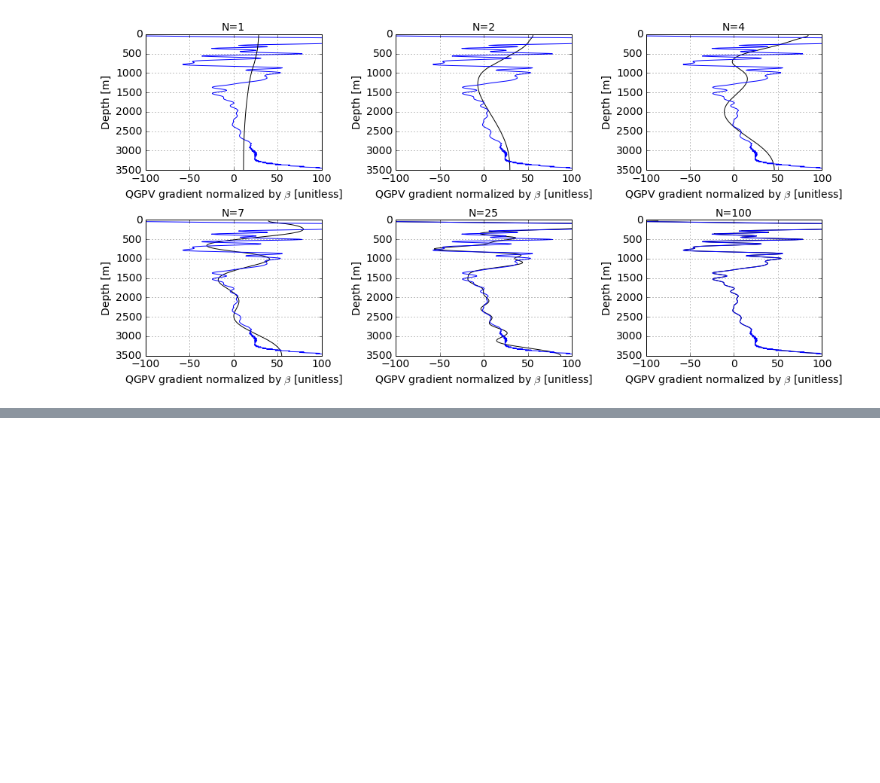
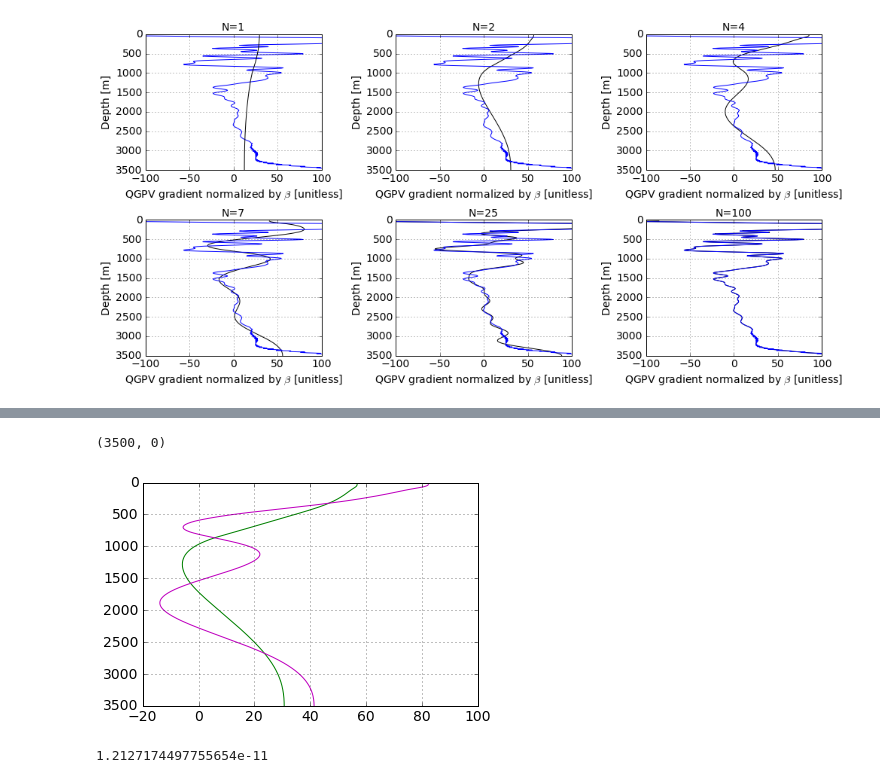
Before and after one commit to cesar-rocha/dp_spectra, a Jupyter notebook: stability/cDrakePVGradient.ipynb, the cells around one changed output, grey strips where cells are left out. Cells and saved outputs as stored; diff of their text form; code cells hidden in the pictures; blank space fills up the shorter version.

```diff
--- a/stability/cDrakePVGradient.ipynb
+++ b/stability/cDrakePVGradient.ipynb
@@ -394,6 +395,18 @@ Qg3x, Qg3y = calc_QyQx_modal(w,Un3,Vn3,v,4,beta)
 Qg3x += LVs
 Qg3y -= LUs
 
+Un5,Ug5, errorUg5 = project(v[...,:6],Up)
+Vn5,Vg5, errorVg5 = project(v[...,:6],Vp)
+Qg5x, Qg5y = calc_QyQx_modal(w,Un5,Vn5,v,5,beta)
+Qg5x += LVs
+Qg5y -= LUs
+
+Un6,Ug6, errorUg6 = project(v[...,:7],Up)
+Vn6,Vg6, errorVg6 = project(v[...,:7],Vp)
+Qg6x, Qg6y = calc_QyQx_modal(w,Un6,Vn6,v,6,beta)
+Qg6x += LVs
+Qg6y -= LUs
+
 Un7,Ug7, errorUg7 = project(v[...,:8],Up)
 Vn7,Vg7, errorVg7 = project(v[...,:8],Vp)
 Qg7x, Qg7y = calc_QyQx_modal(w,Un7,Vn7,v,7,beta)
@@ -490,0 +546,12 @@ plt.tight_layout()
+# %%
+plt.plot(Qg2y/beta,z,'g')
+plt.plot(Qg6y/beta,z,'m')
+plt.grid()
+plt.ylim(3500,0)
+# %% [output]
+(3500, 0)
+[figure, added]
+# %%
+beta
+# %% [output]
+1.2127174497755654e-11
```
Also changed, not shown: parts of 6 cells of this notebook.
